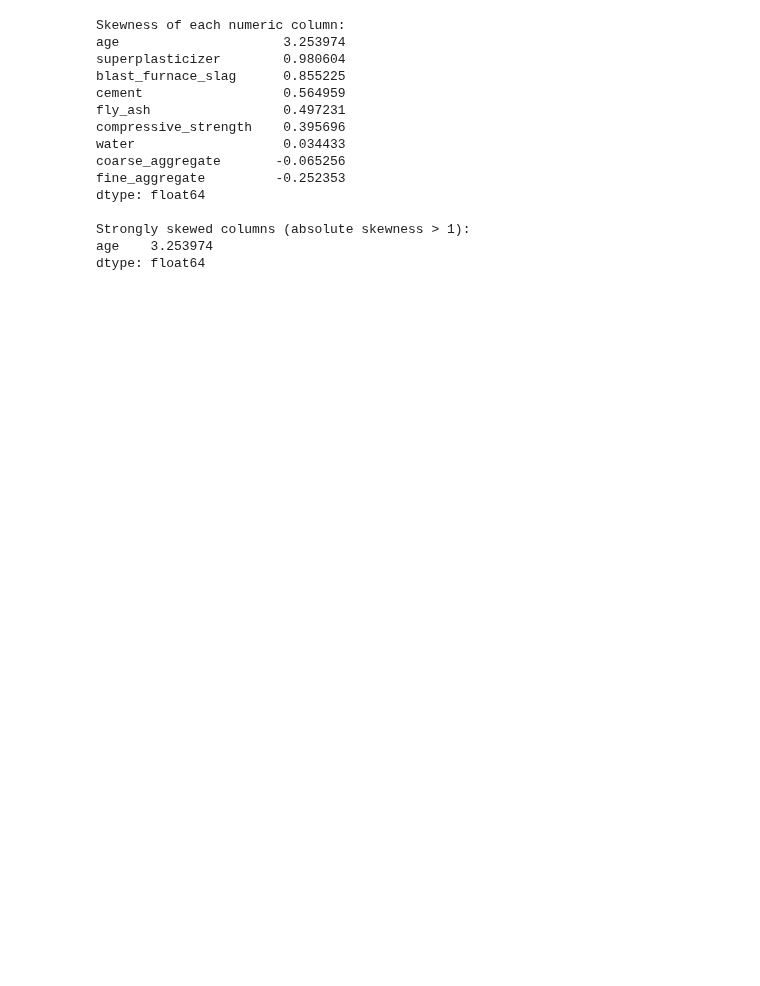
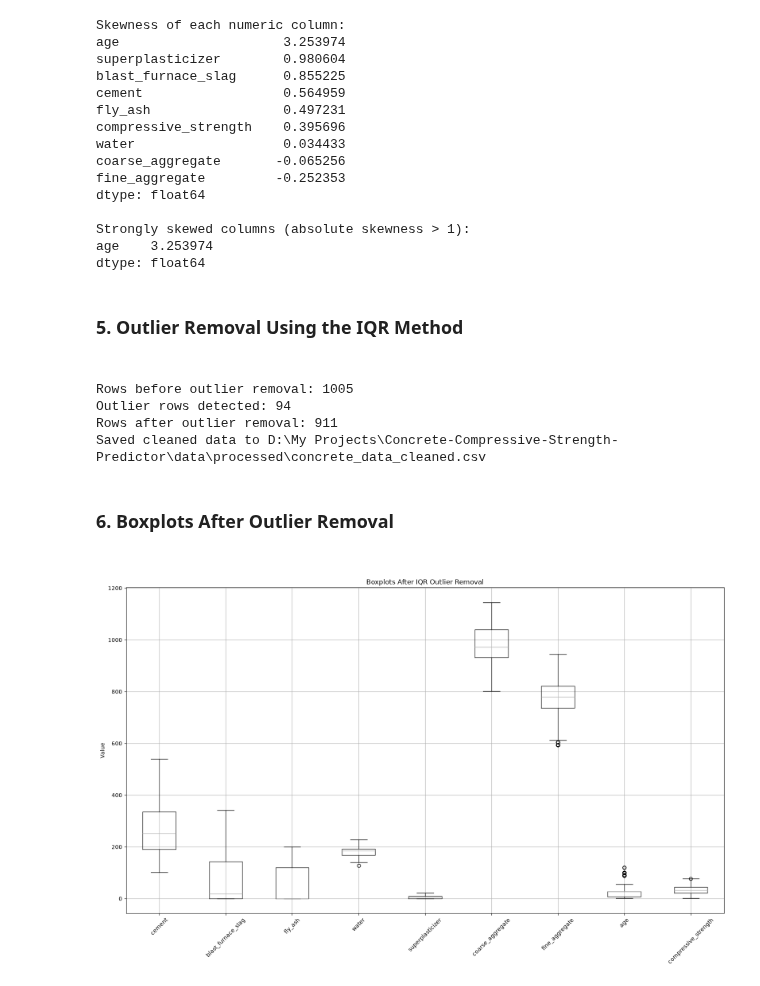
Before and after one commit to pathumzcode/Concrete-Compressive-Strength-Predictor, a Jupyter notebook: notebooks/02_data_preprocessing.ipynb, the cells around one changed output. Drawn from its saved outputs; the diff is of its cells as text; code cells hidden in the pictures; blank space fills up the shorter version.

```diff
--- a/notebooks/02_data_preprocessing.ipynb
+++ b/notebooks/02_data_preprocessing.ipynb
@@ -140,4 +142,44 @@ dtype: float64
 Strongly skewed columns (absolute skewness > 1):
 age    3.253974
 dtype: float64
+# %% [markdown]
+<h3><b>5. Outlier Removal Using the IQR Method <b><h3>
+# %%
+numeric_columns = data.select_dtypes(include=np.number).columns
+
+q1 = data[numeric_columns].quantile(0.25)
+q3 = data[numeric_columns].quantile(0.75)
+iqr = q3 - q1
+
+lower_bound = q1 - 1.5 * iqr
+upper_bound = q3 + 1.5 * iqr
+
+outlier_mask = ((data[numeric_columns] < lower_bound) |
+                (data[numeric_columns] > upper_bound)).any(axis=1)
+
+print("Rows before outlier removal:", len(data))
+print("Outlier rows detected:", outlier_mask.sum())
+
+data = data.loc[~outlier_mask].reset_index(drop=True)
+data.to_csv(PROCESSED_PATH / "concrete_data_cleaned.csv", index=False)
+print("Rows after outlier removal:", len(data))
+print(f"Saved cleaned data to {PROCESSED_PATH / 'concrete_data_cleaned.csv'}")
+# %% [output]
+Rows before outlier removal: 1005
+Outlier rows detected: 94
+Rows after outlier removal: 911
+Saved cleaned data to D:\My Projects\Concrete-Compressive-Strength-Predictor\data\processed\concrete_data_cleaned.csv
+# %% [markdown]
+<h3><b>6. Boxplots After Outlier Removal <b><h3>
+# %%
+plt.figure(figsize=(16, 10))
+data.boxplot(rot=45)
+plt.title("Boxplots After IQR Outlier Removal")
+plt.ylabel("Value")
+plt.tight_layout()
+plt.savefig(FIGURES_PATH / "preprocessing_boxplots.png", dpi=300)
+plt.show()
+plt.close()
+# %% [output]
+[figure, added]
 # %% [markdown]
```
Also changed, not shown: parts of 8 cells of this notebook, 26 other files.
